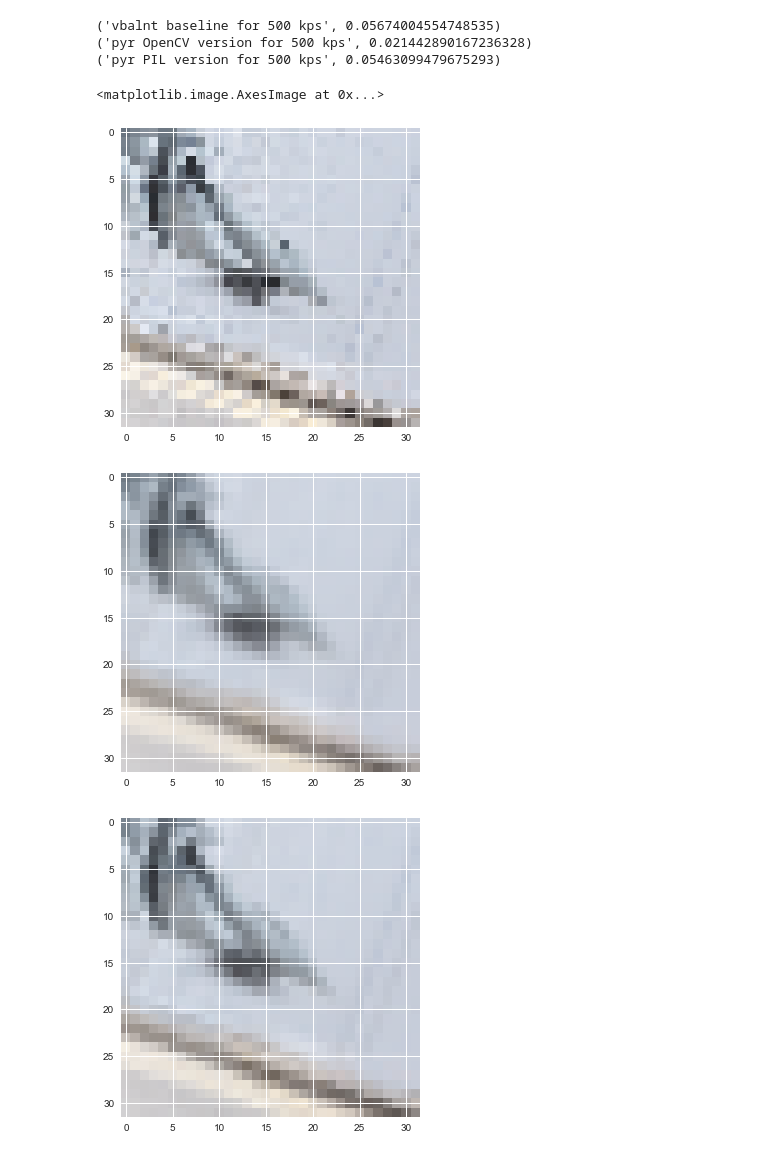
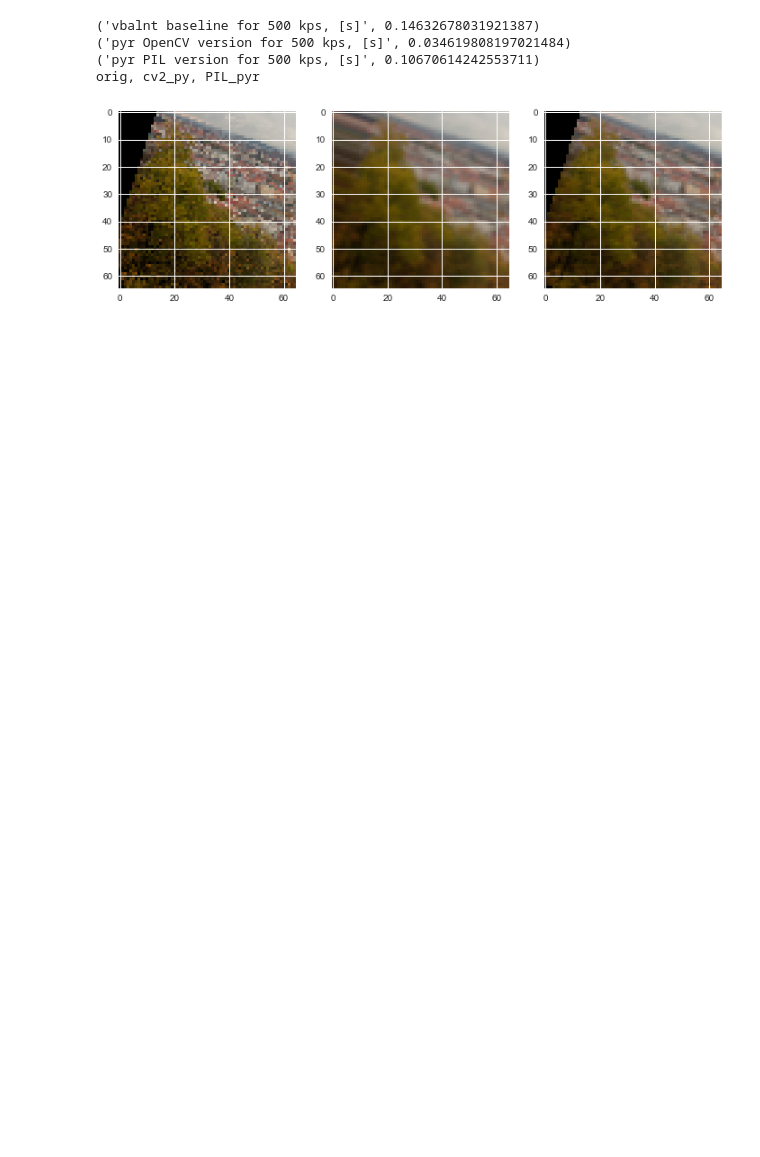
Before and after one commit to ducha-aiki/extract-patches-old, a Jupyter notebook: patch-extraction-demo.ipynb, the cells around one changed output. Drawn from its saved outputs; the diff is of its cells as text; code cells hidden in the pictures; blank space fills up the shorter version.

```diff
--- a/patch-extraction-demo.ipynb
+++ b/patch-extraction-demo.ipynb
@@ -8,22 +8,14 @@ import seaborn as sns
 from time import time
 from PIL import Image
 
-img1 = cv2.cvtColor(cv2.imread('img/v_dogman/1.ppm'), cv2.COLOR_BGR2RGB)
-img2 = cv2.cvtColor(cv2.imread('img/v_dogman/6.ppm'), cv2.COLOR_BGR2RGB)
-H_gt = np.loadtxt('img/v_dogman/H_1_6')
-#Images are taken from HSequences dataset https://github.com/hpatches/hpatches-dataset
+img1 = cv2.cvtColor(cv2.imread('img/prague.png'), cv2.COLOR_BGR2RGB)
 
 det = cv2.ORB_create(500)
 kps1, descs1 = det.detectAndCompute(img1,None)
-kps2, descs2 = det.detectAndCompute(img2,None)
 
-vis_img1, vis_img2 = None,None
+vis_img1 = None
 vis_img1 = cv2.drawKeypoints(cv2.cvtColor(img1,cv2.COLOR_RGB2GRAY),kps1,vis_img1,
                              flags=cv2.DRAW_MATCHES_FLAGS_DRAW_RICH_KEYPOINTS)
-vis_img2 = cv2.drawKeypoints(cv2.cvtColor(img2,cv2.COLOR_RGB2GRAY),kps2,vis_img2,
-                             flags=cv2.DRAW_MATCHES_FLAGS_DRAW_RICH_KEYPOINTS)
 plt.imshow(vis_img1)
-plt.figure()
-plt.imshow(vis_img2)
 # %% [output]
 <matplotlib.image.AxesImage at 0x...>
@@ -35,26 +26,30 @@ from extract_patches import extract_patches, extract_patches_pil, patch_extract_
 # removing high freq artifacts.
 # Border mode is set to "replicate", so the patch don`t have crazy black borders
 # %%
-show_idx = 20
+show_idx = 300
+PATCH_SIZE = 65
+mrSize = 5.0
 t=time()
-patches_vbalnt = patch_extract_vbalnt(kps1, img1, 32, 5.0)
-print ('vbalnt baseline for 500 kps', time()-t)
+patches_vbalnt = patch_extract_vbalnt(kps1, img1, PATCH_SIZE, mrSize)
+print ('vbalnt baseline for 500 kps, [s]', time()-t)
+t=time()
+patches = extract_patches(kps1, img1, PATCH_SIZE, mrSize)
+print ('pyr OpenCV version for 500 kps, [s]', time()-t)
+t=time()
+patches_pil = extract_patches_pil(kps1, img1, PATCH_SIZE, mrSize)
+print ('pyr PIL version for 500 kps, [s]', time()-t)
+
+fig = plt.figure(figsize=(12, 16))
+fig.add_subplot(1, 3, 1)
 plt.imshow(patches_vbalnt[show_idx])
-plt.figure()
-t=time()
-patches = extract_patches(kps1, img1, 32, 5.0)
-print ('pyr OpenCV version for 500 kps', time()-t)
+fig.add_subplot(1, 3, 2)
 plt.imshow(patches[show_idx])
-plt.figure()
-t=time()
-patches_pil = extract_patches_pil(kps1, img1, 32, 5.0)
-print ('pyr PIL version for 500 kps', time()-t)
+fig.add_subplot(1, 3, 3)
 plt.imshow(patches_pil[show_idx])
+print ("orig, cv2_py, PIL_pyr")
 # %% [output]
-('vbalnt baseline for 500 kps', 0.05674004554748535)
-('pyr OpenCV version for 500 kps', 0.021442890167236328)
-('pyr PIL version for 500 kps', 0.05463099479675293)
+('vbalnt baseline for 500 kps, [s]', 0.14632678031921387)
+('pyr OpenCV version for 500 kps, [s]', 0.034619808197021484)
+('pyr PIL version for 500 kps, [s]', 0.10670614242553711)
+orig, cv2_py, PIL_pyr
-<matplotlib.image.AxesImage at 0x...>
-[figure, old version]
+[figure, new version]
-[figure, removed]
-[figure, removed]
```
Also changed, not shown: parts of 1 cell of this notebook, 15 other files.
